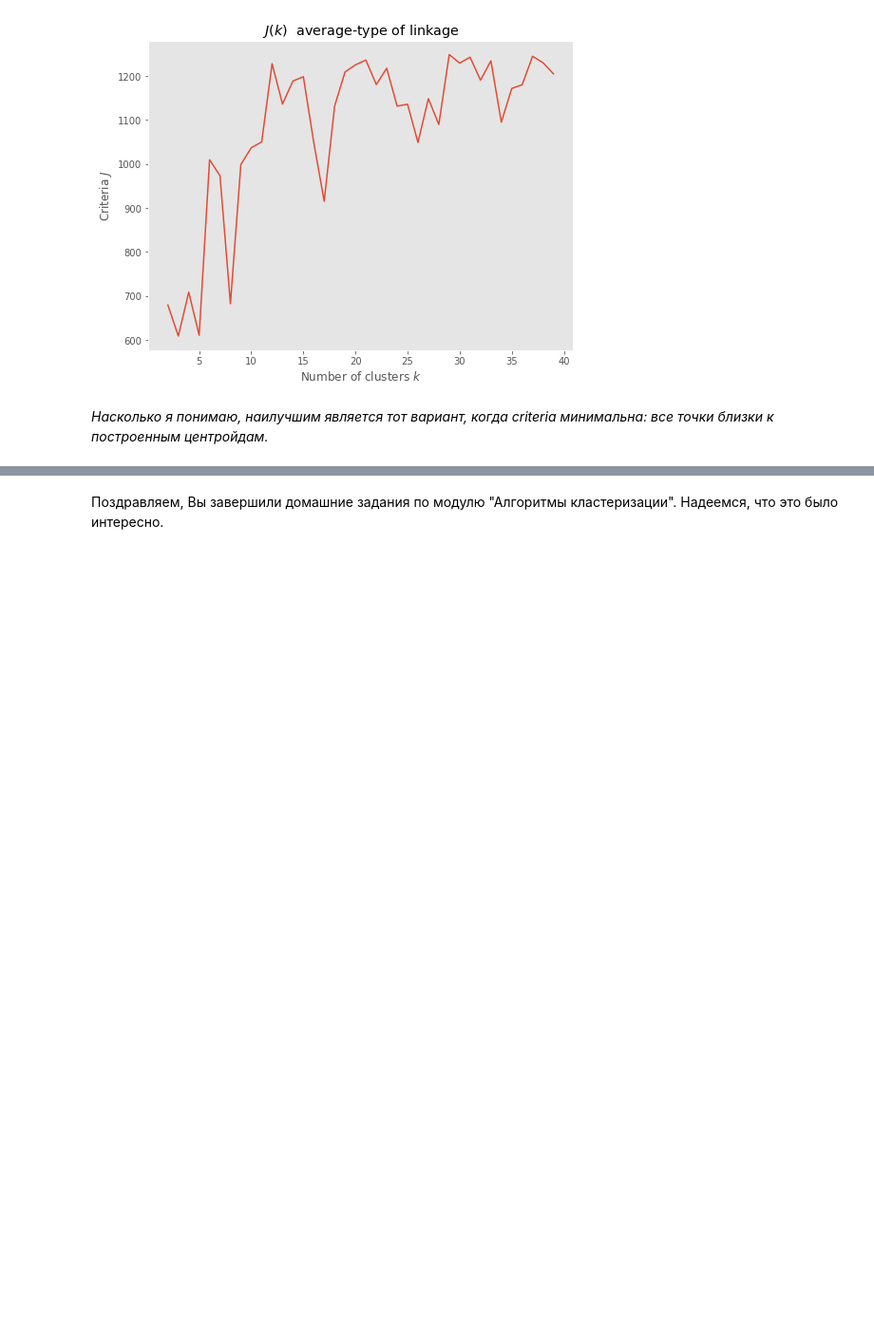
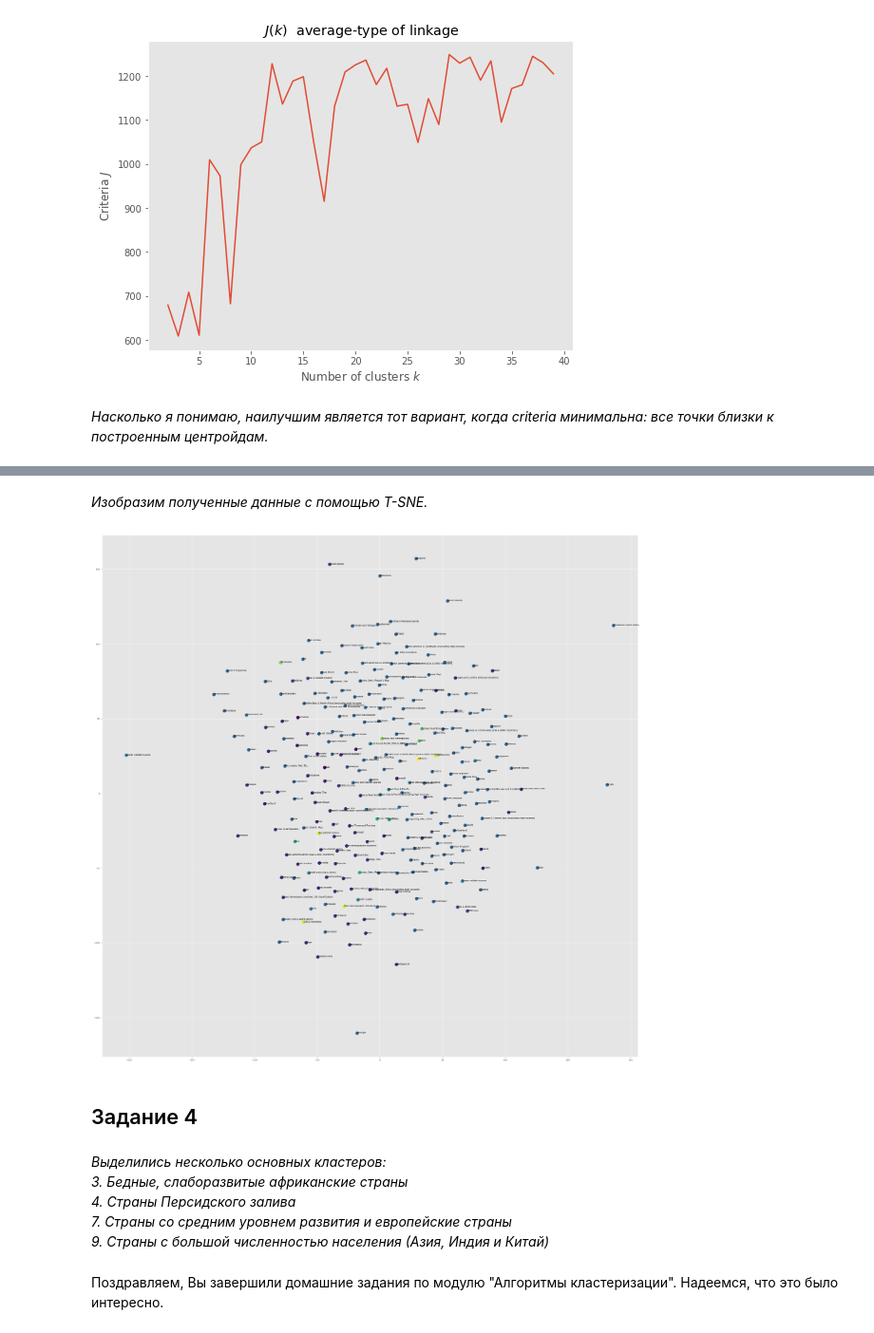
Before and after one commit to jumpinsky/Spheremailru-DMalgoritms, a Jupyter notebook: hw2-clusters/Afanaseva_hw2-clusters.ipynb, the cells around one changed output, grey strips where cells are left out. Shown at 95% size. Saved outputs shown, nothing was run; the diff lists cells and outputs as text; code cells hidden in the pictures; blank space fills up the shorter version.

```diff
--- a/hw2-clusters/Afanaseva_hw2-clusters.ipynb
+++ b/hw2-clusters/Afanaseva_hw2-clusters.ipynb
@@ -375,0 +423,3 @@ y = AgglomerativeClustering(n_clusters=2, linkage='average').fit_predict(x_iris)
+# %%
+clustering = Clustering(k=20, linkage='average')
+labels_2010 = clustering.fit_predict(df_2010.values)
@@ -375,0 +428,15 @@ y = AgglomerativeClustering(n_clusters=2, linkage='average').fit_predict(x_iris)
+# %%
+label_dictionary = {}
+for i, label in enumerate(set(labels_2010)):
+    label_dictionary.update({label : i + 1})
+for i in xrange(labels_2010.shape[0]):
+    labels_2010[i] = label_dictionary[labels_2010[i]]
+# %%
+pd.options.mode.chained_assignment = None
+df_2010.loc[:, 'label'] = labels_2010
+
+for label, group in df_2010.groupby('label'):
+
+
+    print('Cluster #{}'.format(label))
+    print(group.index.tolist())
@@ -376,2 +461,32 @@ y = AgglomerativeClustering(n_clusters=2, linkage='average').fit_predict(x_iris)
+# %% [markdown]
+*Изобразим полученные данные с помощью T-SNE.*
+# %%
+from sklearn.manifold import TSNE
+transform = TSNE(n_components=2)
+embedded = transform.fit_transform(df_2010.values)
+# %%
+import sys
+reload(sys)
+sys.setdefaultencoding('UTF8')
+
+
+plt.figure(figsize=(30,30))
+matplotlib.rcParams.update({'font.size': 7})
+
+plt.scatter(embedded[:,0], embedded[:,1], c=labels_2010,  s=100)
+for i in xrange(df_2010.shape[0]):
+    print(df_2010.index[i])
+    plt.annotate(str(df_2010.index[i]), xy = embedded[i])
+plt.show()
+# %% [output]
+[figure, added]
+# %% [markdown]
+## Задание 4
+# %% [markdown]
+*Выделились несколько основных кластеров:*
+*3. Бедные, слаборазвитые африканские страны*
+*4. Страны Персидского залива*
+*7. Страны со средним уровнем развития и европейские страны*
+*9. Страны с большой численностью населения (Азия, Индия и Китай)*
 # %% [markdown]
 Поздравляем, Вы завершили домашние задания по модулю "Алгоритмы кластеризации". Надеемся, что это было интересно.
```
Also changed, not shown: parts of 14 cells of this notebook.
